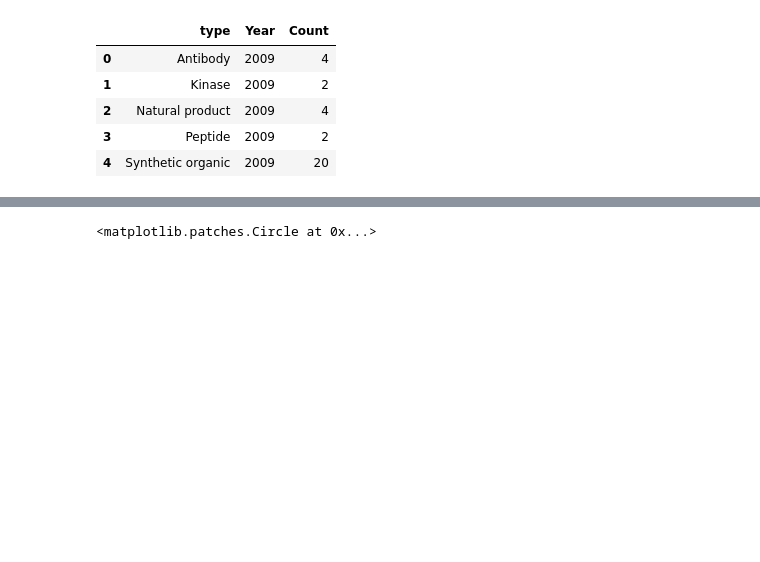
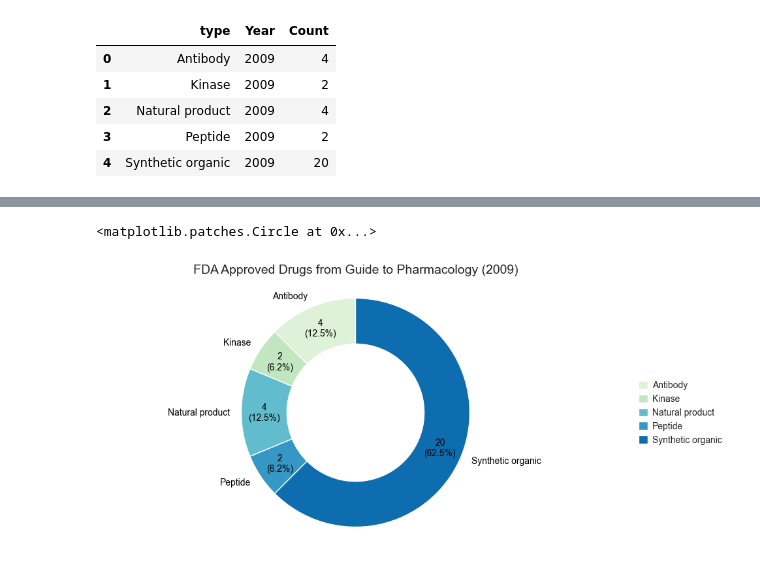
Before and after one commit to tlint101/drug_nme, a Jupyter notebook: Tutorial/02_plot_pharmacology.ipynb, the cells around one changed output, grey strips where cells are left out. Cells and saved outputs as stored; diff of their text form; code cells hidden in the pictures; blank space fills up the shorter version.

```diff
--- a/Tutorial/02_plot_pharmacology.ipynb
+++ b/Tutorial/02_plot_pharmacology.ipynb
@@ -107,5 +127,7 @@ year
 # %%
-title = 'FDA Approved Inhibitors from Guide to Pharmacology (2009)'
-plot_data.donut(year, title=title, savepath='/Users/tonyelin/Downloads/pie.png', color_palette='GnBu', legend_loc='out right center')
+title = 'FDA Approved Drugs from Guide to Pharmacology (2009)'
+palette = ['#ddf2d8', '#c2e7c0', '#61bdcd', '#3597c4', '#0d6dae']
+plot_data.donut(year, title=title, color_palette=palette, legend_loc='out right center')
 # %% [output]
 <matplotlib.patches.Circle at 0x...>
+[figure, added]
```
Also changed, not shown: parts of 13 cells of this notebook.
